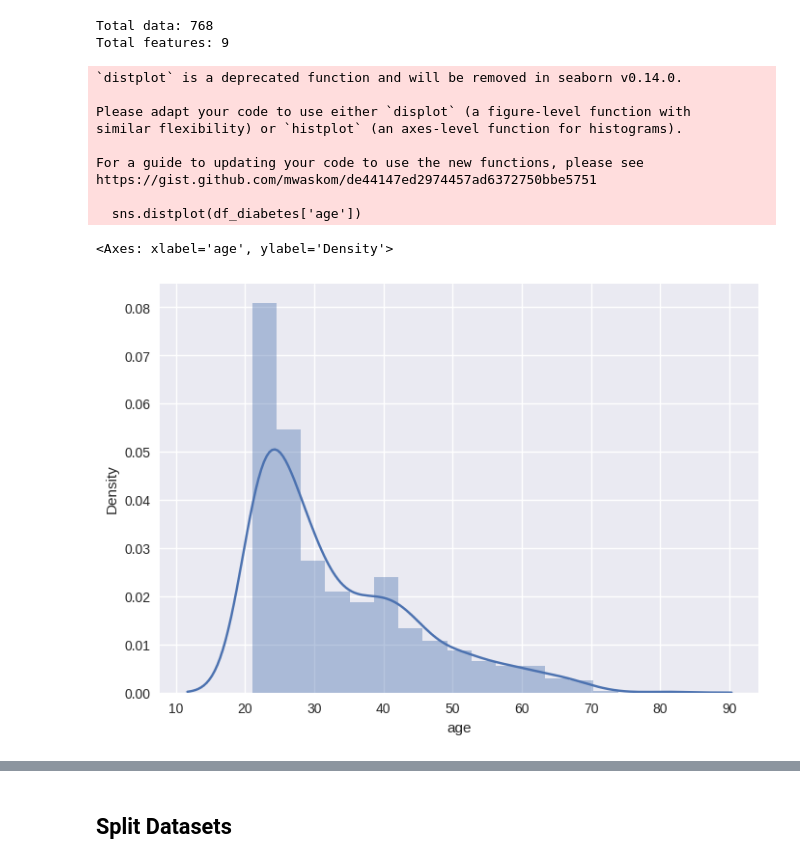
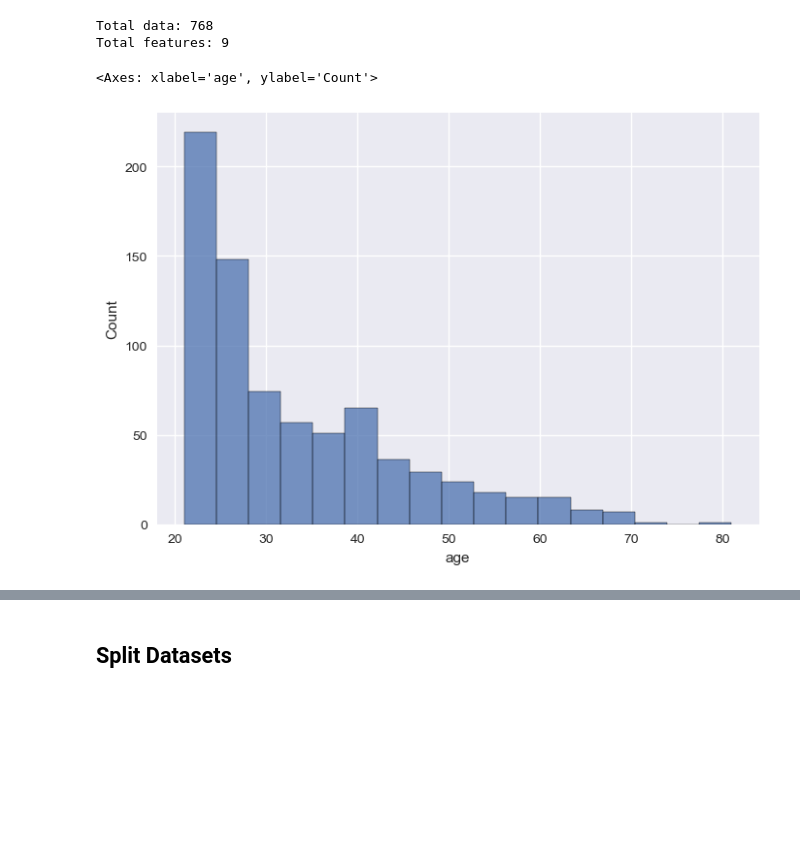
Before and after one commit to SuwandiRamadhan/Bootcamp-AI, a Jupyter notebook: 5/Deep Neural Network (Basic Concept).ipynb, the cells around one changed output, grey strips where cells are left out. Drawn from its saved outputs; the diff is of its cells as text; code cells hidden in the pictures; blank space fills up the shorter version.

Commit message:
Perbaikan syntax pada sesi 4 dan 5

```diff
--- a/5/Deep Neural Network (Basic Concept).ipynb
+++ b/5/Deep Neural Network (Basic Concept).ipynb
@@ -22,7 +16,7 @@ Drive already mounted at /content/drive; to attempt to forcibly remount, call dr
 # %% [markdown]
 ## Load Datasets
 # %%
-df_diabetes = pd.read_csv('/content/drive/MyDrive/Bootcamp NLP Batch 3 Indonesia AI/Sesi 5: Fundamental Deep Learning/pima_diabetes.csv', names=['preg_times', 'glucose', 'blood_press', 'skin_thickness', 'insulin', 'BMI', 'pedigree', 'age', 'class'])
+df_diabetes = pd.read_csv('./pima_diabetes.csv', names=['preg_times', 'glucose', 'blood_press', 'skin_thickness', 'insulin', 'BMI', 'pedigree', 'age', 'class'])
 df_diabetes.head()
 # %% [output]
 |  | preg_times | glucose | blood_press | skin_thickness | insulin | BMI | pedigree | age | class |
@@ -38,19 +32,10 @@ print('Total features:', df_diabetes.shape[1])
 Total data: 768
 Total features: 9
 # %%
-sns.distplot(df_diabetes['age'])
+sns.histplot(df_diabetes['age'])
 # %% [output]
-`distplot` is a deprecated function and will be removed in seaborn v0.14.0.
-
-Please adapt your code to use either `displot` (a figure-level function with
-similar flexibility) or `histplot` (an axes-level function for histograms).
-
-For a guide to updating your code to use the new functions, please see
-https://gist.github.com/mwaskom/de44147ed2974457ad6372750bbe5751
-
-  sns.distplot(df_diabetes['age'])
+<Axes: xlabel='age', ylabel='Count'>
-<Axes: xlabel='age', ylabel='Density'>
-[figure, old version]
+[figure, new version]
 # %%
 df_diabetes.describe()
 # %% [output]
```
Also changed, not shown: parts of 3 cells of this notebook, 1 other file.
